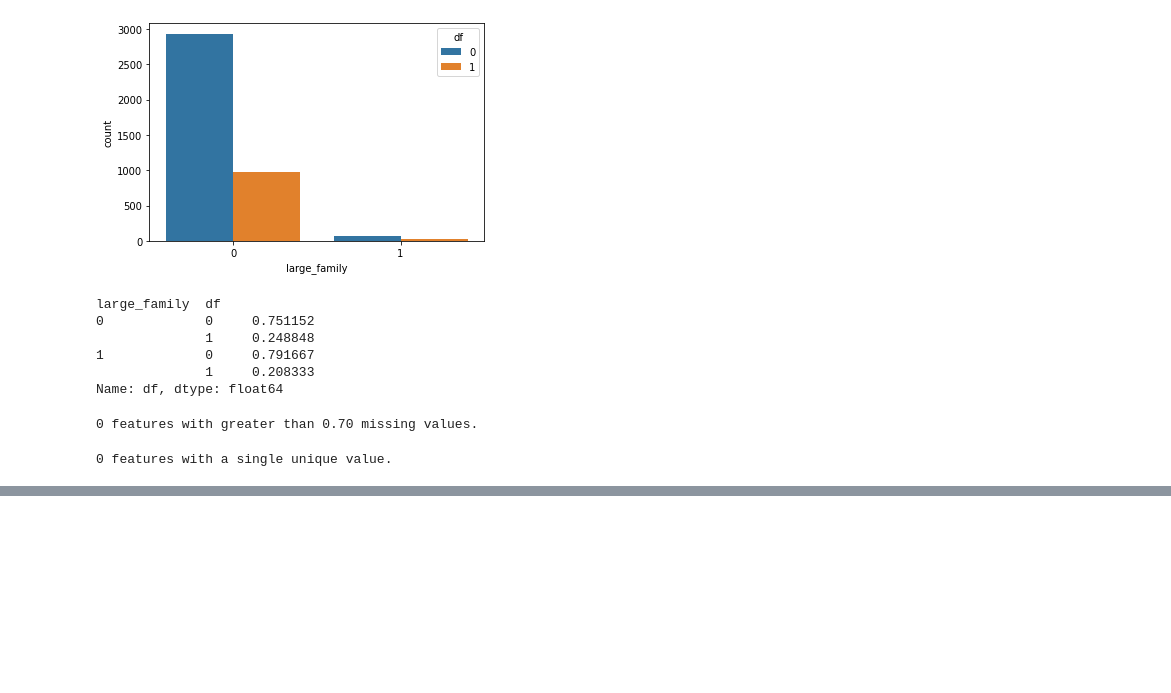
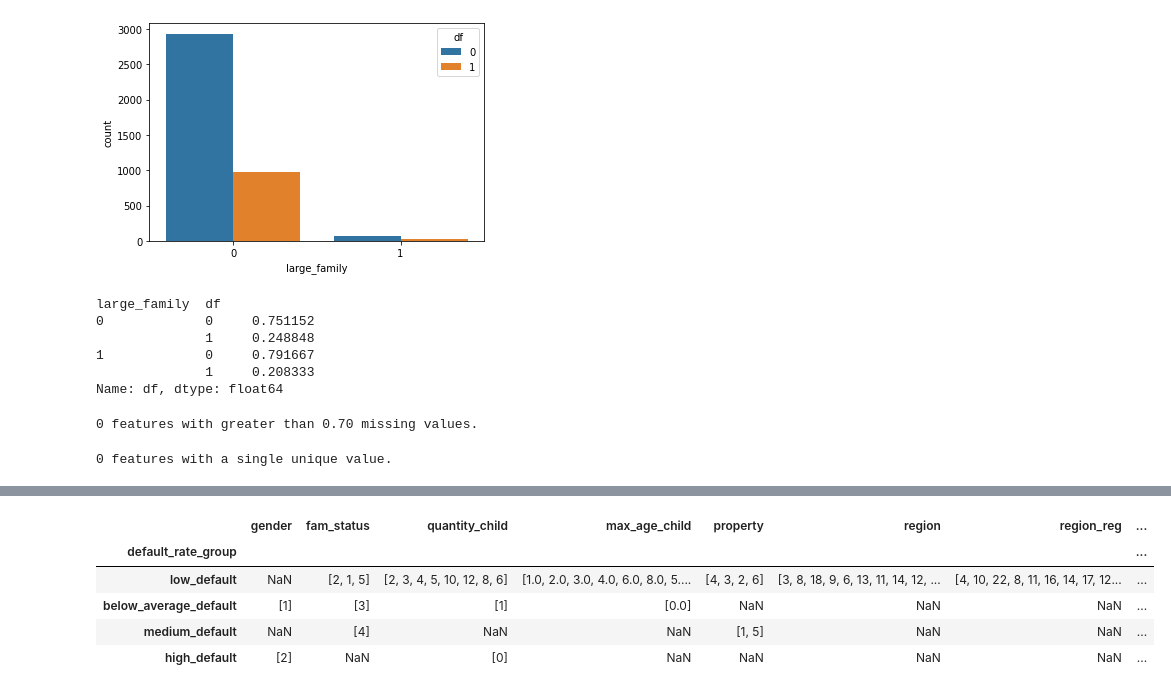
Before and after one commit to yaroslavklymchuk/test, a Jupyter notebook: test_upd.ipynb, the cells around one changed output, grey strips where cells are left out. Cells and saved outputs as stored; diff of their text form; code cells hidden in the pictures; blank space fills up the shorter version.

Commit message:
add eda and params to file

```diff
--- a/test_upd.ipynb
+++ b/test_upd.ipynb
@@ -1249,0 +1302,4 @@ features_to_drop
+# %%
+for cat_feature in raw_categorical_features:
+    raw_categorical_features_mapping[cat_feature] = pd.cut(raw_app_data[cat_feature].value_counts(normalize=True),
+                                                           bins, labels=labels).to_dict()
@@ -1249,0 +1326,24 @@ features_to_drop
+# %%
+# ddataframe for saving results for groupping features into bins by default fractions
+results_df = pd.DataFrame(index=labels, columns=raw_categorical_features).astype(object)
+# %%
+for key, mapping in raw_categorical_features_mapping.items():
+    reverse_mapping = defaultdict(list)
+    for value, idx in mapping.items():
+        reverse_mapping[idx].append(value)
+
+    for idx, values in reverse_mapping.items():
+        results_df.loc[idx, key] = values
+# %%
+results_df.index.name = 'default_rate_group'
+# %%
+#dataframe with results, index - label for groups by default fraction, columns - raw parameters
+# values in cells - list of attributes for each raw parameter, corresponding to specific default fraction
+results_df
+# %% [output]
+|  | gender | fam_status | quantity_child | max_age_child | property | region | region_reg | ... |
+| default_rate_group |  |  |  |  |  |  |  | ... |
+| low_default | NaN | [2, 1, 5] | [2, 3, 4, 5, 10, 12, 8, 6] | [1.0, 2.0, 3.0, 4.0, 6.0, 8.0, 5.... | [4, 3, 2, 6] | [3, 8, 18, 9, 6, 13, 11, 14, 12, ... | [4, 10, 22, 8, 11, 16, 14, 17, 12... | ... |
+| below_average_default | [1] | [3] | [1] | [0.0] | NaN | NaN | NaN | ... |
+| medium_default | NaN | [4] | NaN | NaN | [1, 5] | NaN | NaN | ... |
+| high_default | [2] | NaN | [0] | NaN | NaN | NaN | NaN | ... |
```
Also changed, not shown: parts of 51 cells of this notebook, 1 other file.
